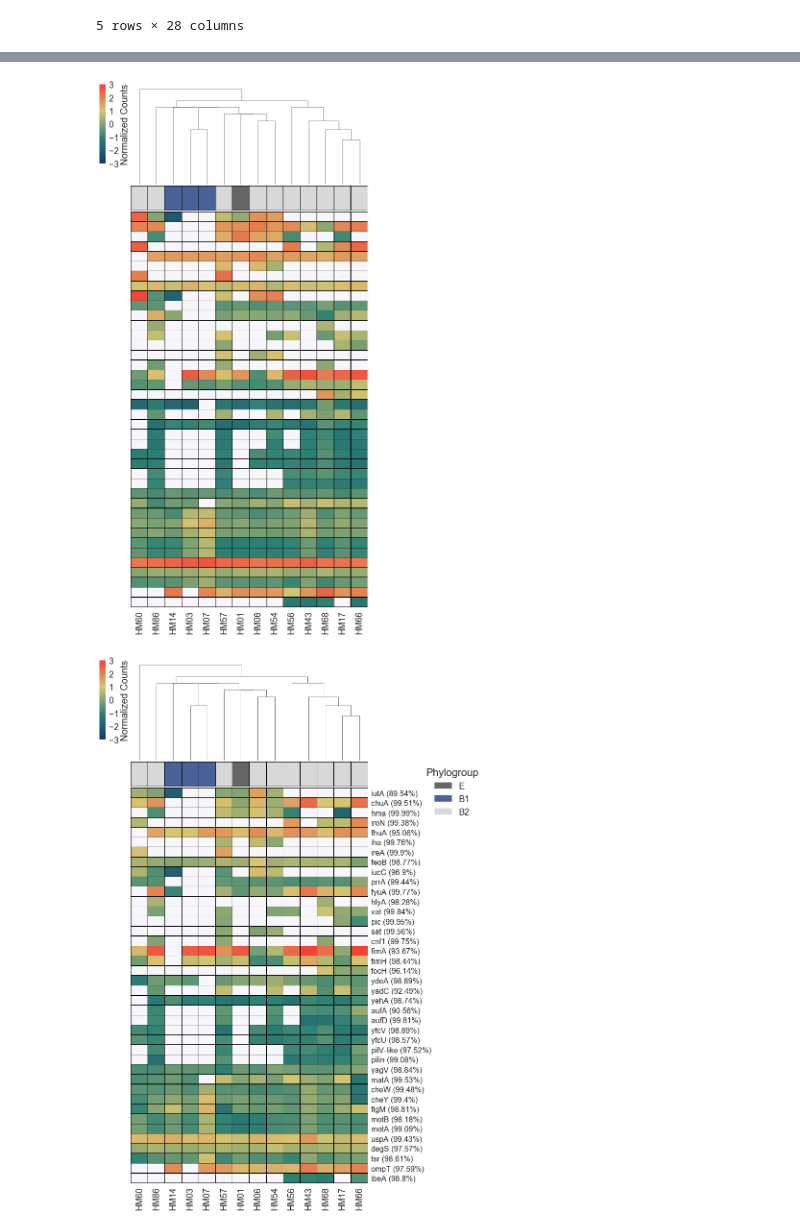
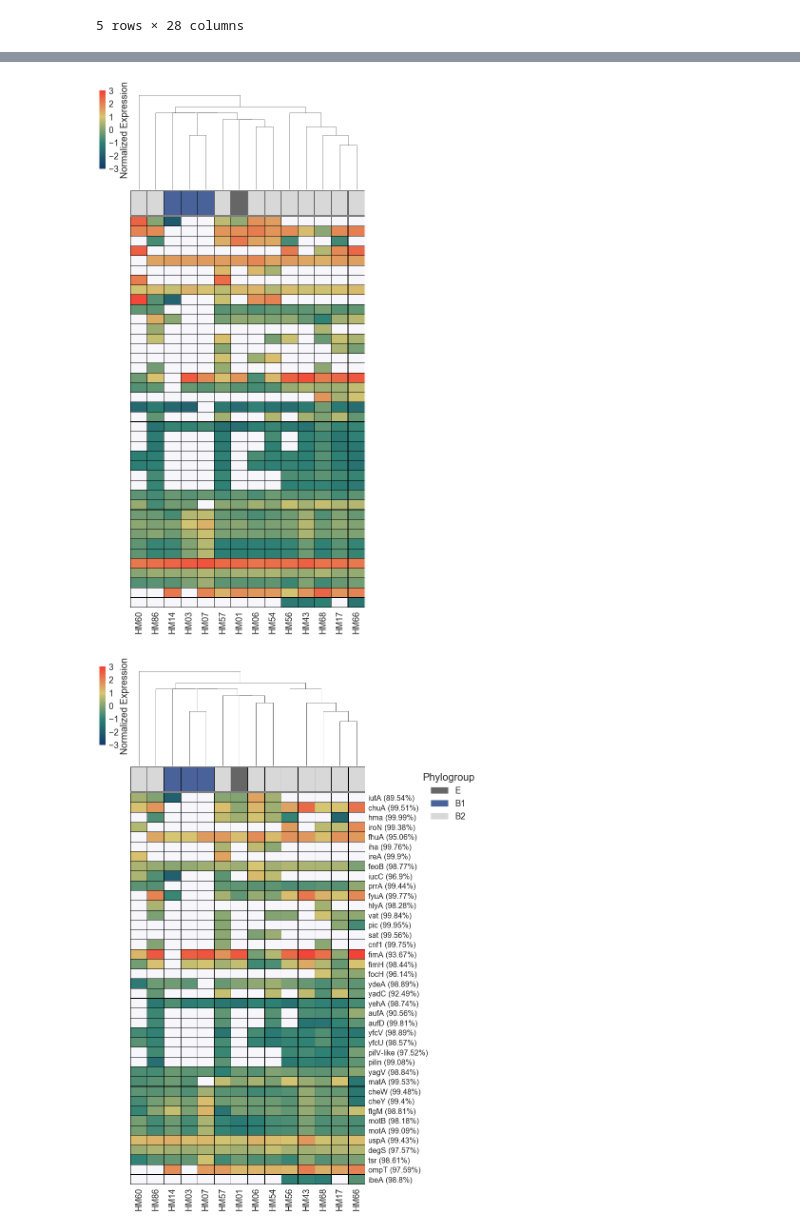
Before and after one commit to ASintsova/HUTI-RNAseq, a Jupyter notebook: analysis/virulence_factor_expression/figure_1.ipynb, the cells around one changed output, grey strips where cells are left out. Cells and saved outputs as stored; diff of their text form; code cells hidden in the pictures.

Commit message:
Adding documentation, switching to relative paths

```diff
--- a/analysis/virulence_factor_expression/figure_1.ipynb
+++ b/analysis/virulence_factor_expression/figure_1.ipynb
@@ -1,11 +11,10 @@
 # %%
 import sys
-sys.path.append('/Users/annasintsova/git_repos/HUTI-RNAseq/analysis/methods')
+sys.path.append('../methods')
 from settings import *
 import helpers
 %matplotlib inline
-config_file = "/Users/annasintsova/git_repos/HUTI-RNAseq/analysis/virulence_factor_expression/config"
-config_dict = helpers.process_config(config_file)
+config_dict = helpers.process_config('config')
 
 # Output
 figures_dir = config_dict["output_directory"]["figures"]
@@ -13,7 +22,7 @@ results_dir = config_dict["output_directory"]["results"]
 
 # Count files
 all_counts_dir = config_dict["counts"]["tpm"]
-files = [ c for c in os.listdir(all_counts_dir) if "trimmed_sorted_counts" in c and "seq" not in c]
+files = [ c for c in os.listdir(all_counts_dir) if "tpm.csv" in c]
 
 # Virulence genes
 info_file = config_dict["virulence_genes"]["info"]
@@ -27,6 +36,7 @@ pa_matrix = pd.read_csv(pa_matrix_file, index_col=0)
 prokka_matrix = pd.read_csv(prokka_matrix_file, index_col=0)
 
 # Identity Matrix
+
 identity_matrix_file = config_dict["virulence_genes"]["identity_matrix"]
 identity_matrix = pd.read_csv(identity_matrix_file, index_col=0)
 vg_info2 = vg_info.merge(identity_matrix, left_index=True, right_index=True)
@@ -42,7 +52,7 @@ strain_info = pd.read_csv(strain_info_file, index_col=0)
 df_all = {}
 df_all_invr = {}
 for file in files:
-    name = file.split("_trimmed")[0]
+    name = file.split("_tpm.csv")[0]
     fp = os.path.join(all_counts_dir, file)
     df = pd.read_csv(fp, header=None, index_col = 0, names = [name])
     df_d = df.to_dict()
@@ -55,6 +65,7 @@ for file in files:
 
 print(len(df_all.keys()))
 print(len(df_all_invr.keys()))
+# If all ok, should be 28, 28
 # %% [output]
 28
 28
@@ -209,25 +229,25 @@ counts_ur.head()
 # %%
 # URINE
 cmap = my_cmap # From settings
 cmap.set_bad(color='#f7f7fb')
 
 #Drawind the heatmap
 ur_h = sns.clustermap(counts_ur, row_cluster=False, col_linkage=strain_cluster,
                       col_colors=col_colors,cmap = cmap,
                       linewidth = 0.05, linecolor='black',
                       figsize = (10,20), vmin = -3, vmax = 3,
-                      cbar_kws={"label":"Normalized Counts", });
+                      cbar_kws={"label":"Normalized Expression", });
 
 # Adjusting the x and y labels
 #la = ur_h.ax_heatmap.set_yticklabels(ur_h.ax_heatmap.get_yticklabels(), rotation = 0, fontsize = 14);
 # Middle panel, don't want any labels
 la = ur_h.ax_heatmap.set_yticklabels("");
 
 # Saving file
-filename2 = os.path.join(figures_dir, today+"_figure_1b.png")
+filename2 = os.path.join(figures_dir, "Figure_1b.png")
 ur_h.savefig(filename2, dpi=500, bbox_inches = "tight")
 # %% [output]
-[figure, old version]
+[figure, new version]
 # %%
 # PATIENTS
 # Drawing the heatmap
@@ -236,13 +256,13 @@ uti_h = sns.clustermap(counts_uti, row_cluster=False, col_linkage=strain_cluster
                        col_colors=col_colors,cmap = cmap,
                        linewidth = 0.05, linecolor = 'black',
                        figsize = (10,20), vmin = -3, vmax = 3,
-                       cbar_kws={"label":"Normalized Counts",});
+                       cbar_kws={"label":"Normalized Expression",});
 
 # Adjusting the x and y labels
 la = uti_h.ax_heatmap.set_yticklabels(uti_h.ax_heatmap.get_yticklabels(), rotation = 0, fontsize = 16);
 l2 = uti_h.ax_heatmap.legend(handles=pg_legend, bbox_to_anchor=(1.5,1.07))
 l2.set_title("Phylogroup")
-filename3 = os.path.join(figures_dir, today+"_figure_1c.png")
+filename3 = os.path.join(figures_dir, "Figure_1c.png")
 uti_h.savefig(filename3, dpi=500, bbox_inches = "tight")
 # %% [output]
-[figure, old version]
+[figure, new version]
```
Also changed, not shown: parts of 5 cells of this notebook, 2 other files.
